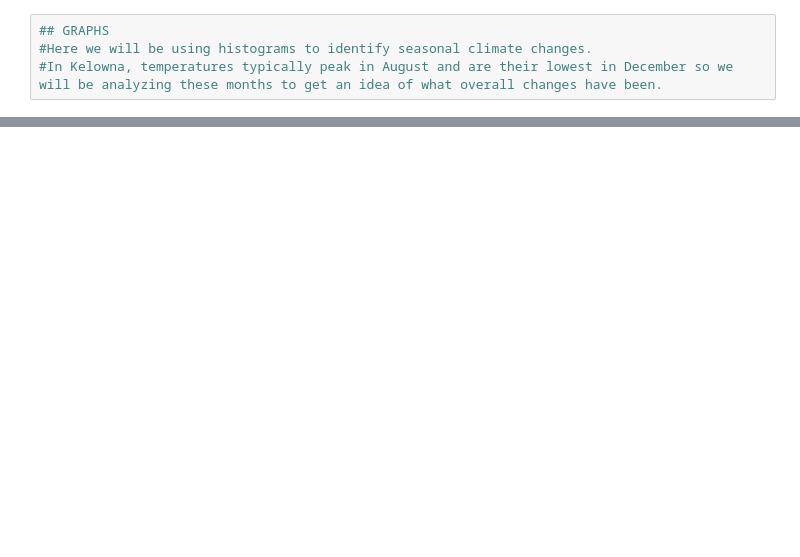
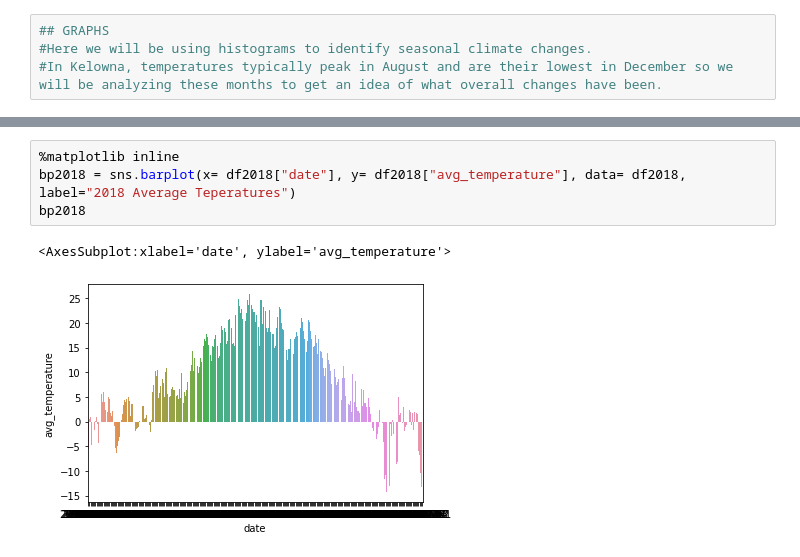
Before and after one commit to data301-2021-summer2/project-group38-project, a Jupyter notebook: analysis/Untitled.ipynb, the cells around one changed output, grey strips where cells are left out. Drawn from its saved outputs; the diff is of its cells as text; blank space fills up the shorter version.

```diff
--- a/analysis/Untitled.ipynb
+++ b/analysis/Untitled.ipynb
@@ -438,0 +362,7 @@ As seen in the plot on line 151, average temperatures appear to remain relativel
+# %%
+%matplotlib inline
+bp2018 = sns.barplot(x= df2018["date"], y= df2018["avg_temperature"], data= df2018, label="2018 Average Teperatures")
+bp2018
+# %% [output]
+<AxesSubplot:xlabel='date', ylabel='avg_temperature'>
+[figure, added]
```
Also changed, not shown: parts of 27 cells of this notebook, 2 other files.
